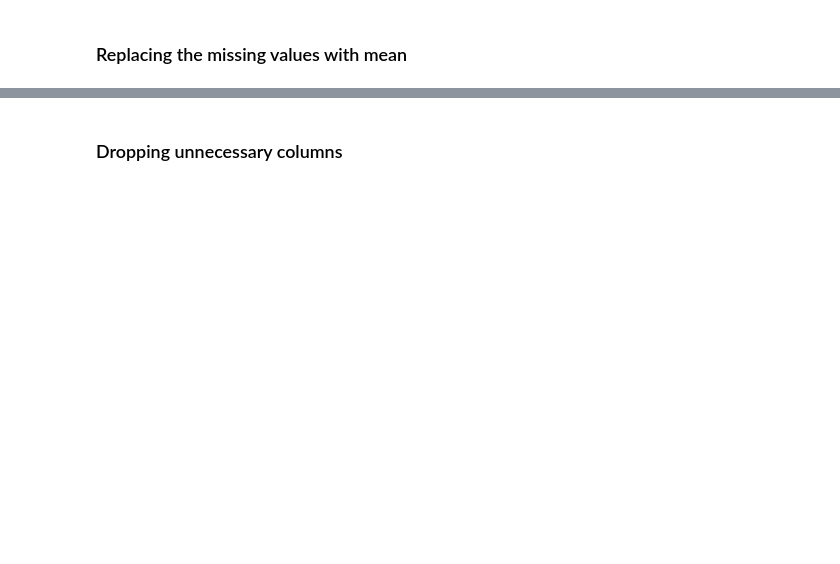
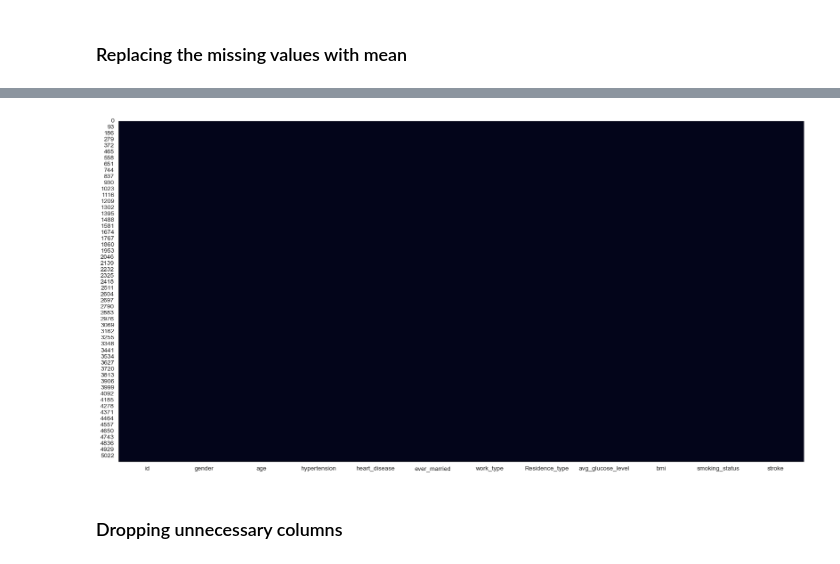
Before and after one commit to rachidboukhoudmi/stroke_prediction_workshop, a Jupyter notebook: stroke-prediction.ipynb, the cells around one changed output, grey strips where cells are left out. Saved outputs shown, nothing was run; the diff lists cells and outputs as text; code cells hidden in the pictures; blank space fills up the shorter version.

```diff
--- a/stroke-prediction.ipynb
+++ b/stroke-prediction.ipynb
@@ -110,6 +153,12 @@ data.describe()
 # %%
 #Filling the values with mean
 data['bmi'].fillna(data['bmi'].mean(),inplace=True)
+# %%
+plt.figure(figsize=(20,10))
+sns.heatmap(data.isna(), cbar=False)
+plt.show()
+# %% [output]
+[figure, added]
 # %% [markdown]
 ### Dropping unnecessary columns
 # %%
```
Also changed, not shown: parts of 106 cells of this notebook.
